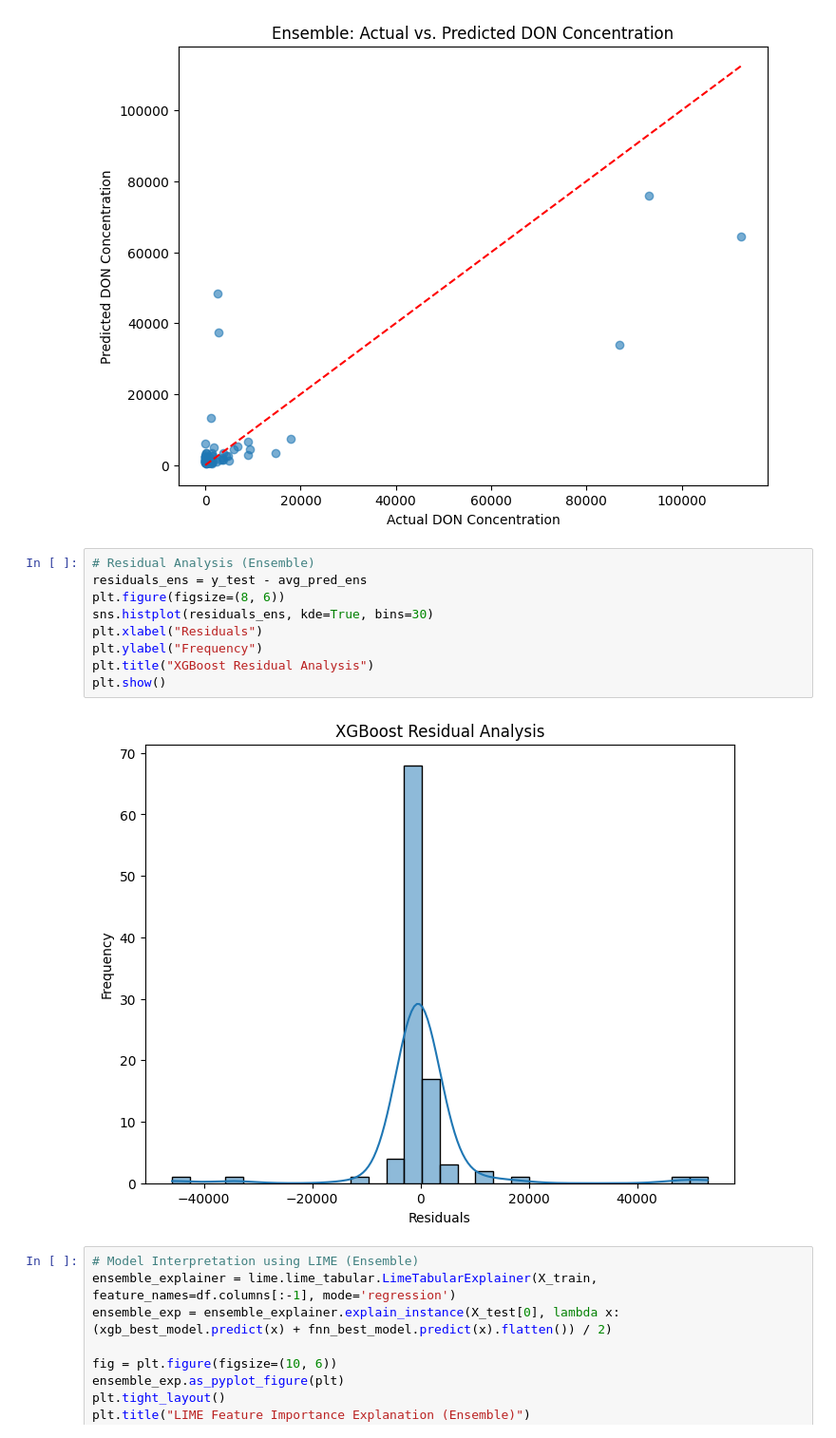
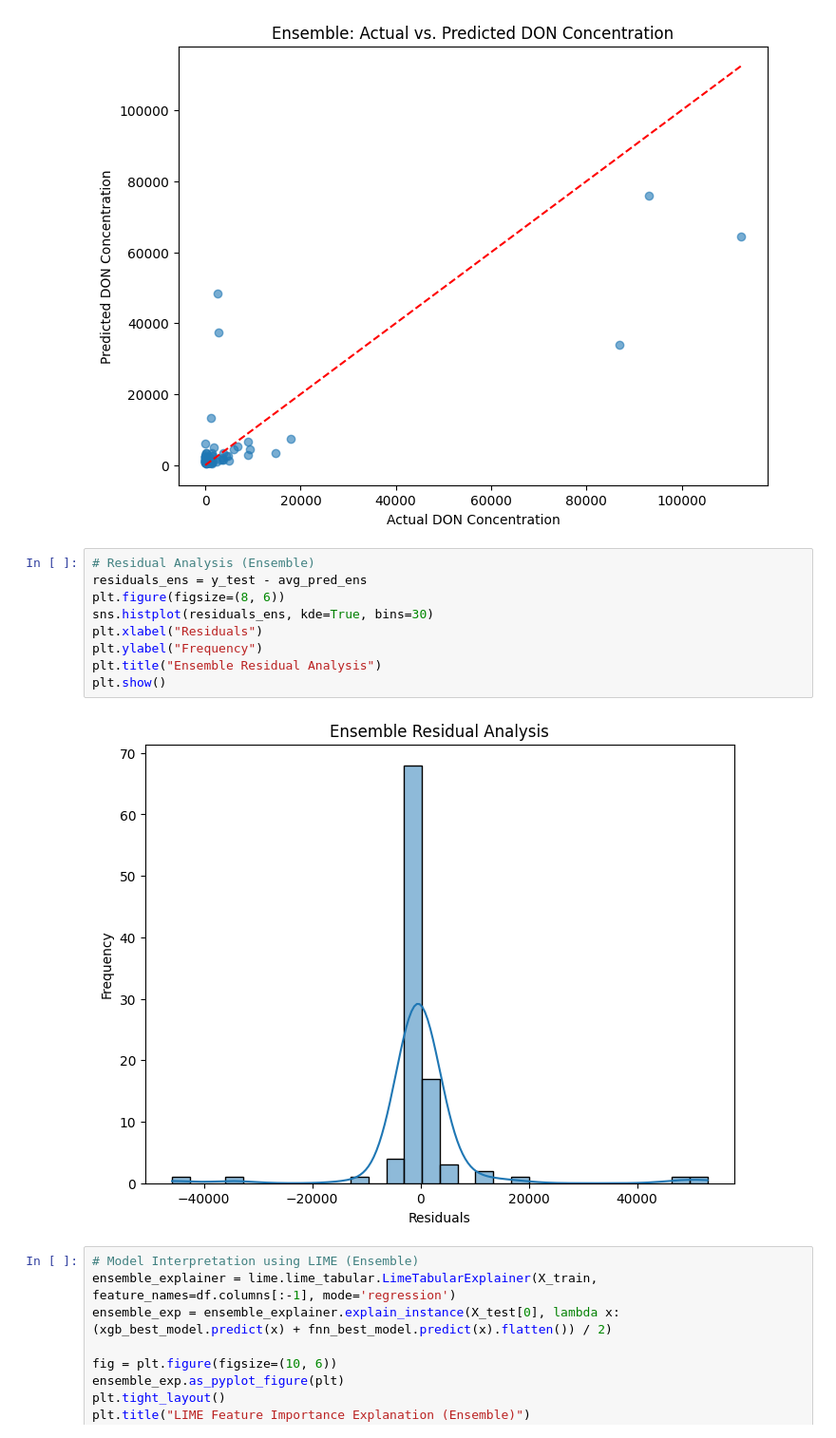
Before and after one commit to akul-bharadwaj/ML-Assignment-Hyperspectral-Imaging-Data, a Jupyter notebook: DON_prediction.ipynb, the cells around one changed output. Shown at 95% size. Drawn from its saved outputs; the diff is of its cells as text.

```diff
--- a/DON_prediction.ipynb
+++ b/DON_prediction.ipynb
@@ -781,14 +781,14 @@ fig.write_html("visualizations-interactive/actual_vs_predicted_don_concentration
 # %%
 # Residual Analysis (Ensemble)
 residuals_ens = y_test - avg_pred_ens
 plt.figure(figsize=(8, 6))
 sns.histplot(residuals_ens, kde=True, bins=30)
 plt.xlabel("Residuals")
 plt.ylabel("Frequency")
-plt.title("XGBoost Residual Analysis")
+plt.title("Ensemble Residual Analysis")
 plt.show()
 # %% [output]
-[figure, old version]
+[figure, new version]
 # %%
 # Model Interpretation using LIME (Ensemble)
 ensemble_explainer = lime.lime_tabular.LimeTabularExplainer(X_train, feature_names=df.columns[:-1], mode='regression')
```
Also changed, not shown: 7 other files.
